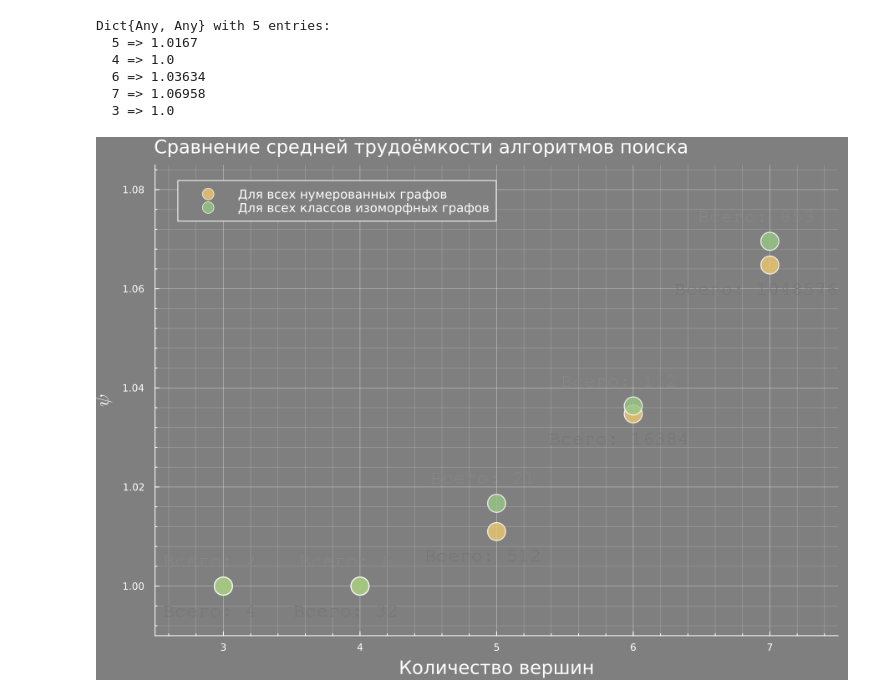
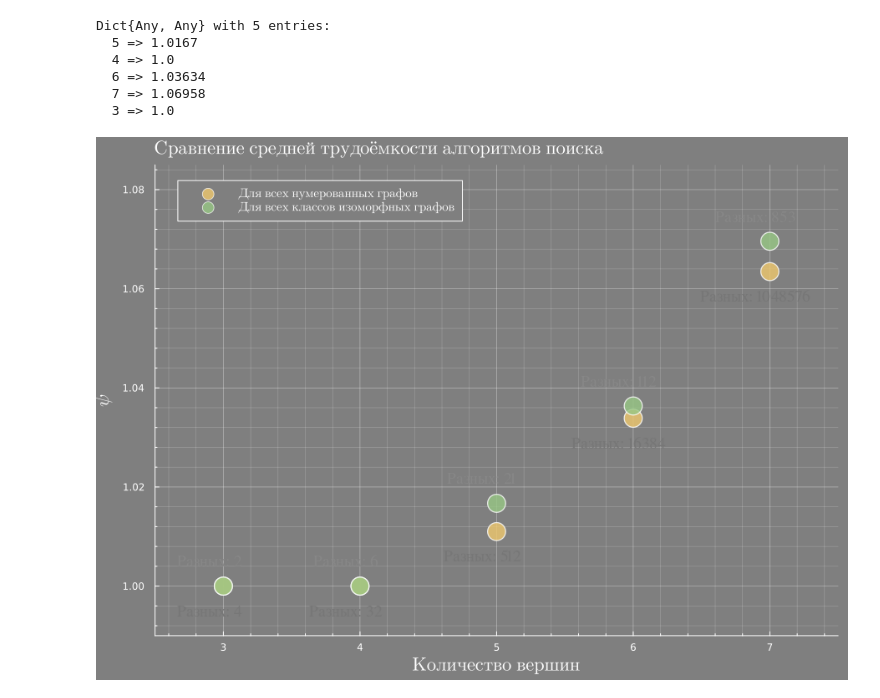
Before and after one commit to phlaster/gtraverse, a Jupyter notebook: All_graphs_jl.ipynb, the cells around one changed output. Saved outputs shown, nothing was run; the diff lists cells and outputs as text; code cells hidden in the pictures.

Commit message:
Pretty plots

```diff
--- a/All_graphs_jl.ipynb
+++ b/All_graphs_jl.ipynb
@@ -96,49 +96,48 @@ Dict{Any, Any} with 5 entries:
   3 => 1.0
 # %%
 scatter(ψ_all,
-    title = "Сравнение средней трудоёмкости алгоритмов поиска",
+    title = L"Сравнение\ средней\ трудоёмкости\ алгоритмов\ поиска",
     titlepos = :left,
     titlefontsize = 15,
     legend = :topleft,
     legendfontsize = 10,
-    label = "Для всех нумерованных графов",
+    label = L"Для\ всех\ нумерованных\ графов",
     size = (900, 650),
 
     xlims = (2.5,7.5),
     ylims = (0.99,1.085),
 
-    xaxis = "Количество вершин",
+    xaxis = L"Количество\ вершин",
     yaxis = L"\psi",
     markersize = 12,
     alpha = 0.8,
     minorgrid = true,
     minorgridalpha = 0.3,
     gridalpha = 0.6,
     linewidth = 12,
     palette = :Derain,
     background_color = :grey50,
     labelfontsize = 15,
 )
 annotate!([
     (n-0.1, ψ_all[n]-5e-3,
-        ("Всего: $(length(allGraphs[n]))", 12, :center, "colibri", "#d8b971",))
+        ("Разных: $(length(allGraphs[n]))", 12, :center, "Times", "#d8b971",))
     for n in 3:7
 ])
 
 
 scatter!(ψ_iso,
-    label = "Для всех классов изоморфных графов",
+    label = L"Для\ всех\ классов\ изоморфных\ графов",
     markersize = 12,
     linewidth = 12,
     alpha = 0.8,
-#     color = :green,
 )
 annotate!([
     (n-0.1, ψ_iso[n]+5e-3,
-        ("Всего: $(length(isoGraphs[n]))", 12, :center, "colibri", "#91b782",))
+        ("Разных: $(length(isoGraphs[n]))", 12, :center, "Times", "#91b782",))
     for n in 3:7
 ])
 # %% [output]
-[figure, old version]
+[figure, new version]
 # %%
 savefig("psi_all_isomorph_classes.svg");
```
Also changed, not shown: parts of 2 cells of this notebook, 9 other files.
